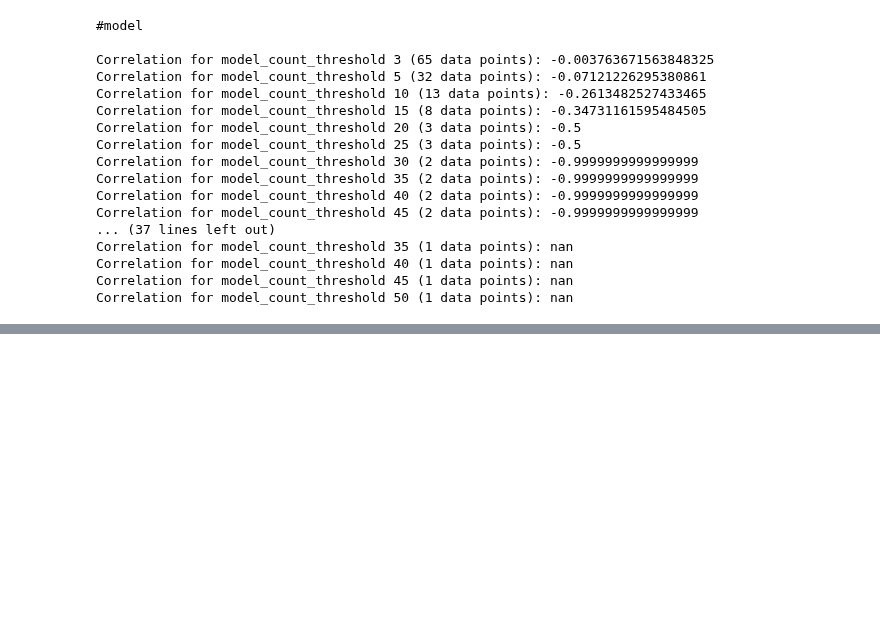
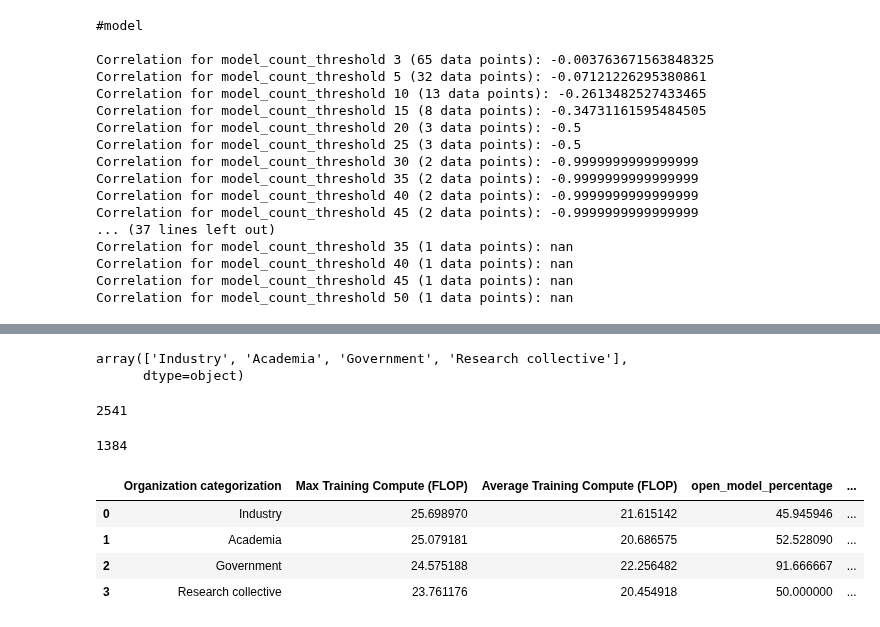
Before and after one commit to epoch-research/open-model-trends, a Jupyter notebook: org_analysis.ipynb, the cells around one changed output, grey strips where cells are left out. Cells and saved outputs as stored; diff of their text form; code cells hidden in the pictures; blank space fills up the shorter version.

```diff
--- a/org_analysis.ipynb
+++ b/org_analysis.ipynb
@@ -276,0 +304,2 @@ fig.show()
+# %%
+df = pd.read_csv(filepath)
@@ -276,0 +335,12 @@ fig.show()
+# %%
+new_rows = []
+for i, row in df.dropna(subset=['Organization categorization']).iterrows():
+  org_types = row['Organization categorization']
+  org_types = org_types.split(',')
+  for org_type in org_types:
+    print(org_type)
+    new_row = {**row}
+    new_row['Organization categorization'] = org_type
+    new_rows.append(new_row)
+
+df = pd.DataFrame(new_rows)
@@ -276,0 +365,24 @@ fig.show()
+# %%
+df['Organization categorization'].unique()
+# %% [output]
+array(['Industry', 'Academia', 'Government', 'Research collective'],
+      dtype=object)
+# %%
+len(df)
+# %% [output]
+2541
+# %%
+df.dropna(subset=['Notability criteria'], inplace=True)
+len(df)
+# %% [output]
+1384
+# %%
+all_models = compare_org_openness_with_compute(df, 'Organization categorization')
+# %%
+all_models.head(40)
+# %% [output]
+|  | Organization categorization | Max Training Compute (FLOP) | Average Training Compute (FLOP) | open_model_percentage | ... |
+| 0 | Industry | 25.698970 | 21.615142 | 45.945946 | ... |
+| 1 | Academia | 25.079181 | 20.686575 | 52.528090 | ... |
+| 2 | Government | 24.575188 | 22.256482 | 91.666667 | ... |
+| 3 | Research collective | 23.761176 | 20.454918 | 50.000000 | ... |
```
Also changed, not shown: parts of 32 cells of this notebook.
